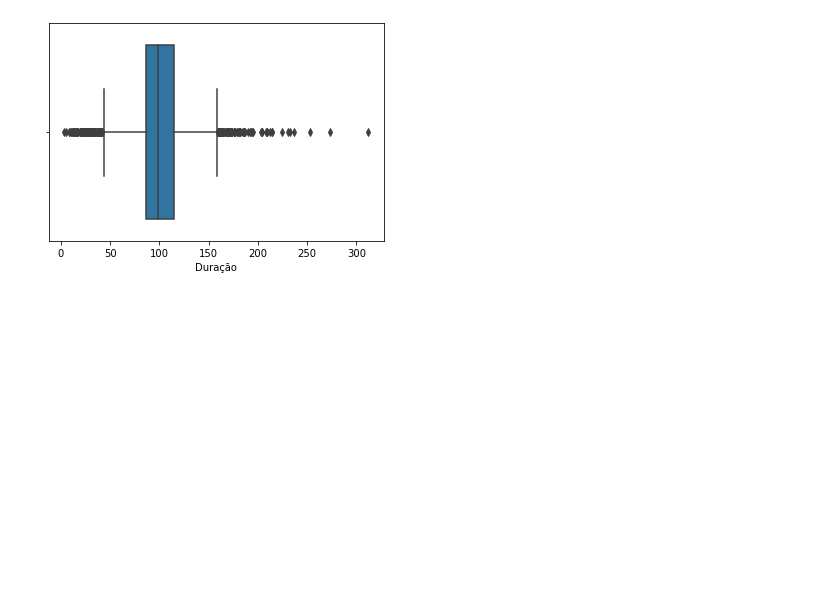
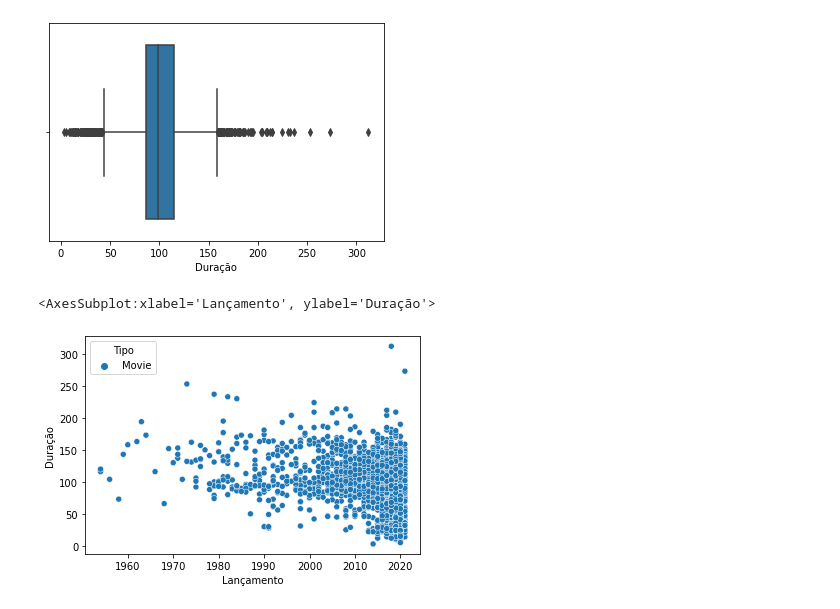
Before and after one commit to ClertonAlmeida/Analise-Netflix-2021-Python, a Jupyter notebook: AnaliseNetflix.ipynb, the cells around one changed output. Cells and saved outputs as stored; diff of their text form; code cells hidden in the pictures; blank space fills up the shorter version.

```diff
--- a/AnaliseNetflix.ipynb
+++ b/AnaliseNetflix.ipynb
@@ -327,3 +342,9 @@ sns.boxplot(filmes['Duração'])
 # %% [output]
 <AxesSubplot:xlabel='Duração'>
 [figure]
+# %%
+# Gráfico de dispersão utilizando os atributos Lançamento e Duração, agrupamento pelo Tipo
+srn.scatterplot(filmes['Lançamento'], filmes['Duração'], hue = filmes["Tipo"])
+# %% [output]
+<AxesSubplot:xlabel='Lançamento', ylabel='Duração'>
+[figure, added]
```
Also changed, not shown: parts of 13 cells of this notebook.
